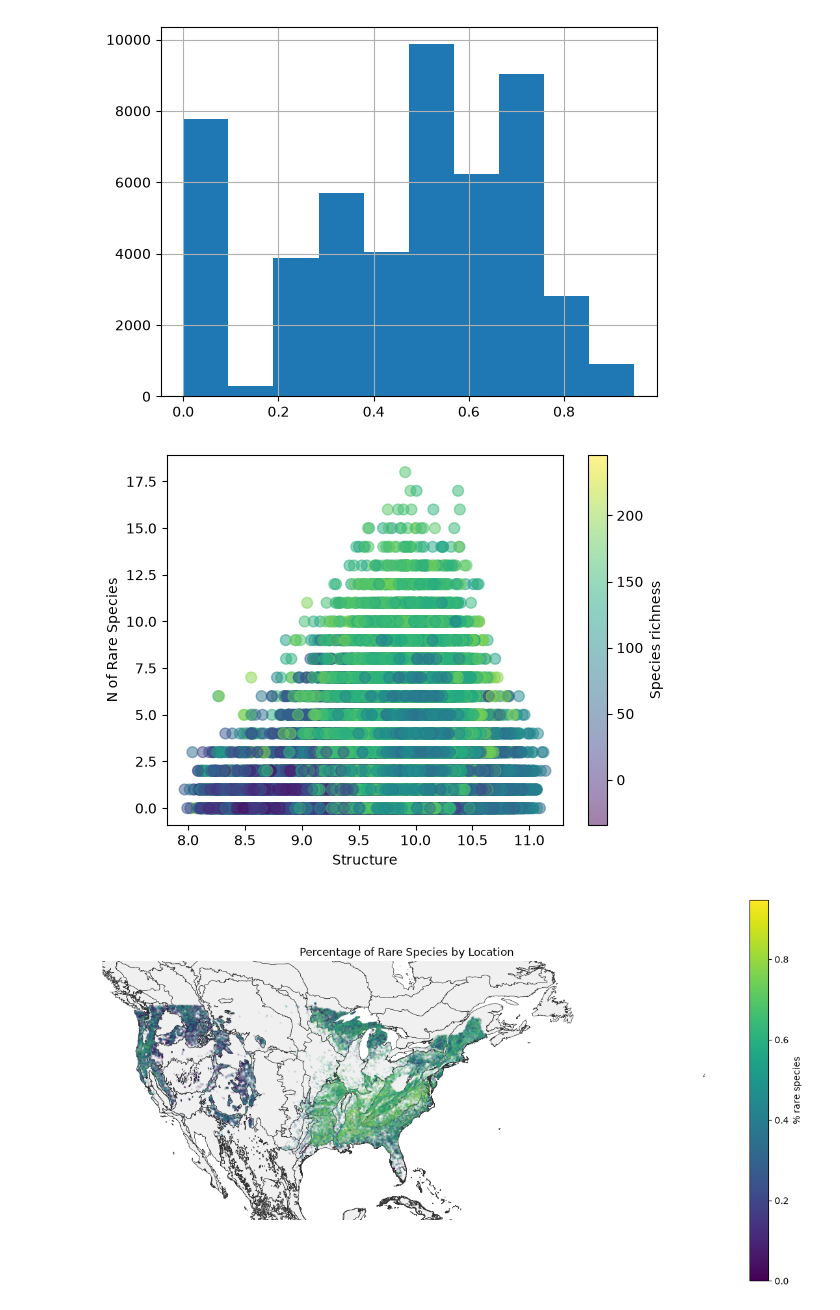
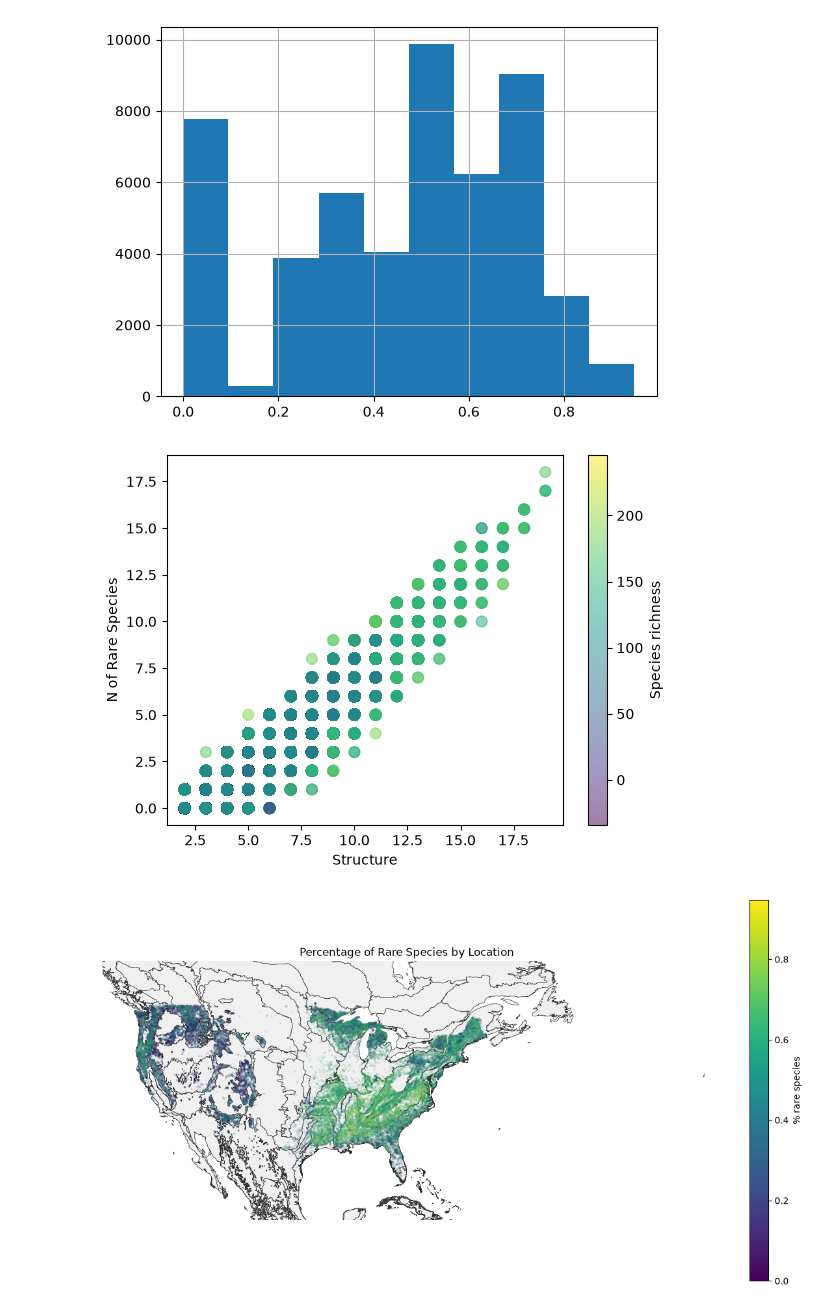
Before and after one commit to qiulinlx/FD_Stability, a Jupyter notebook: scratch.ipynb, the cells around one changed output. Saved outputs shown, nothing was run; the diff lists cells and outputs as text; code cells hidden in the pictures.

```diff
--- a/scratch.ipynb
+++ b/scratch.ipynb
@@ -49,18 +109,18 @@ fd_df['pct_rare_species'].hist()
 # %%
 import matplotlib.pyplot as plt
 
 sc = plt.scatter(
-    fd_df['WSCI'], fd_df['n_rare_species'],
+    fd_df['Species Richness'], fd_df['n_rare_species'],
     c=fd_df["Annual Temp"],   # <- species richness column; rename if yours is called something else
     cmap='viridis',
     s=60, alpha=0.5,               # bumped alpha up from 0.03 -- see note below
 )
 plt.colorbar(sc, label='Species richness')
 plt.xlabel('Structure')
 plt.ylabel('N of Rare Species')
 plt.show()
 # %% [output]
-[figure, old version]
+[figure, new version]
 # %%
 import geopandas as gpd
 import matplotlib.pyplot as plt
```
Also changed, not shown: parts of 10 cells of this notebook, 18 other files.
